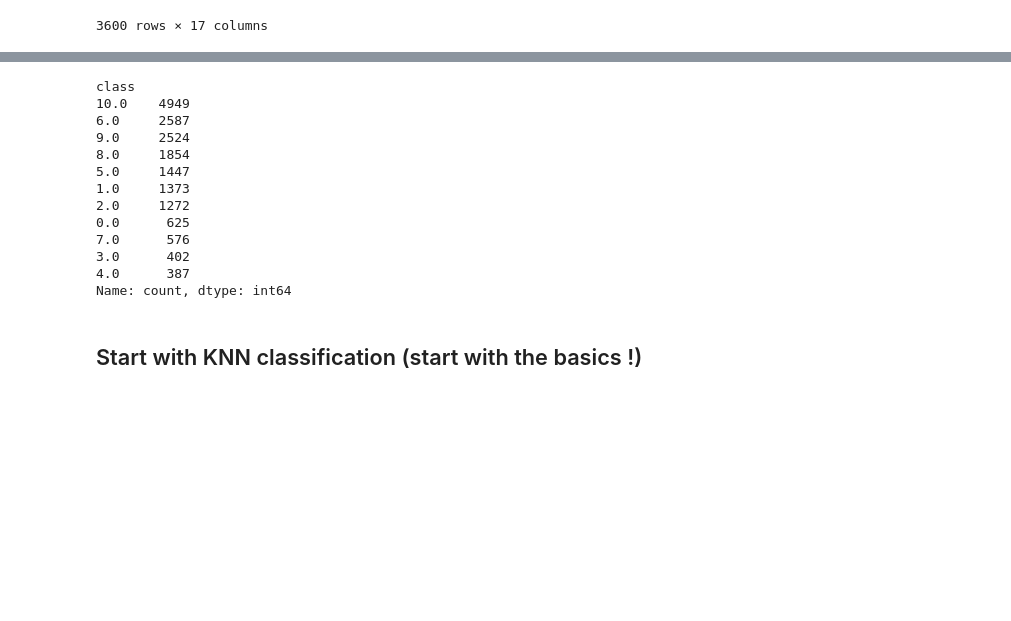
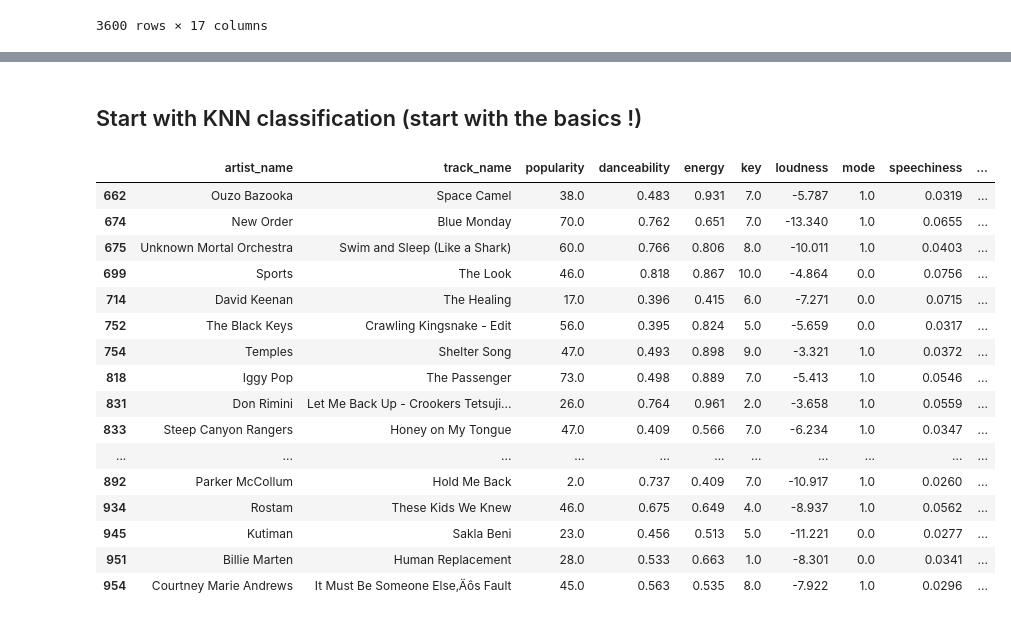
Before and after one commit to Hugo-Leyx-valade/projet-ML, a Jupyter notebook: Untitled1.ipynb, the cells around one changed output, grey strips where cells are left out. Drawn from its saved outputs; the diff is of its cells as text; code cells hidden in the pictures; blank space fills up the shorter version.

```diff
--- a/Untitled1.ipynb
+++ b/Untitled1.ipynb
@@ -555,18 +593,23 @@ plt.show()
-# %%
-df['class'].value_counts()
-# %% [output]
-class
-10.0    4949
-6.0     2587
-9.0     2524
-8.0     1854
-5.0     1447
-1.0     1373
-2.0     1272
-0.0      625
-7.0      576
-3.0      402
-4.0      387
-Name: count, dtype: int64
 # %% [markdown]
 ## Start with KNN classification (start with the basics !)
+# %%
+result = df[df["class"] == 1][50:70]
+result
+# %% [output]
+|  | artist_name | track_name | popularity | danceability | energy | key | loudness | mode | speechiness | ... |
+| 662 | Ouzo Bazooka | Space Camel | 38.0 | 0.483 | 0.931 | 7.0 | -5.787 | 1.0 | 0.0319 | ... |
+| 674 | New Order | Blue Monday | 70.0 | 0.762 | 0.651 | 7.0 | -13.340 | 1.0 | 0.0655 | ... |
+| 675 | Unknown Mortal Orchestra | Swim and Sleep (Like a Shark) | 60.0 | 0.766 | 0.806 | 8.0 | -10.011 | 1.0 | 0.0403 | ... |
+| 699 | Sports | The Look | 46.0 | 0.818 | 0.867 | 10.0 | -4.864 | 0.0 | 0.0756 | ... |
+| 714 | David Keenan | The Healing | 17.0 | 0.396 | 0.415 | 6.0 | -7.271 | 0.0 | 0.0715 | ... |
+| 752 | The Black Keys | Crawling Kingsnake - Edit | 56.0 | 0.395 | 0.824 | 5.0 | -5.659 | 0.0 | 0.0317 | ... |
+| 754 | Temples | Shelter Song | 47.0 | 0.493 | 0.898 | 9.0 | -3.321 | 1.0 | 0.0372 | ... |
+| 818 | Iggy Pop | The Passenger | 73.0 | 0.498 | 0.889 | 7.0 | -5.413 | 1.0 | 0.0546 | ... |
+| 831 | Don Rimini | Let Me Back Up - Crookers Tetsuji... | 26.0 | 0.764 | 0.961 | 2.0 | -3.658 | 1.0 | 0.0559 | ... |
+| 833 | Steep Canyon Rangers | Honey on My Tongue | 47.0 | 0.409 | 0.566 | 7.0 | -6.234 | 1.0 | 0.0347 | ... |
+| ... | ... | ... | ... | ... | ... | ... | ... | ... | ... | ... |
+| 892 | Parker McCollum | Hold Me Back | 2.0 | 0.737 | 0.409 | 7.0 | -10.917 | 1.0 | 0.0260 | ... |
+| 934 | Rostam | These Kids We Knew | 46.0 | 0.675 | 0.649 | 4.0 | -8.937 | 1.0 | 0.0562 | ... |
+| 945 | Kutiman | Sakla Beni | 23.0 | 0.456 | 0.513 | 5.0 | -11.221 | 0.0 | 0.0277 | ... |
+| 951 | Billie Marten | Human Replacement | 28.0 | 0.533 | 0.663 | 1.0 | -8.301 | 0.0 | 0.0341 | ... |
+| 954 | Courtney Marie Andrews | It Must Be Someone Else‚Äôs Fault | 45.0 | 0.563 | 0.535 | 8.0 | -7.922 | 1.0 | 0.0296 | ... |
```
Also changed, not shown: parts of 16 cells of this notebook.
